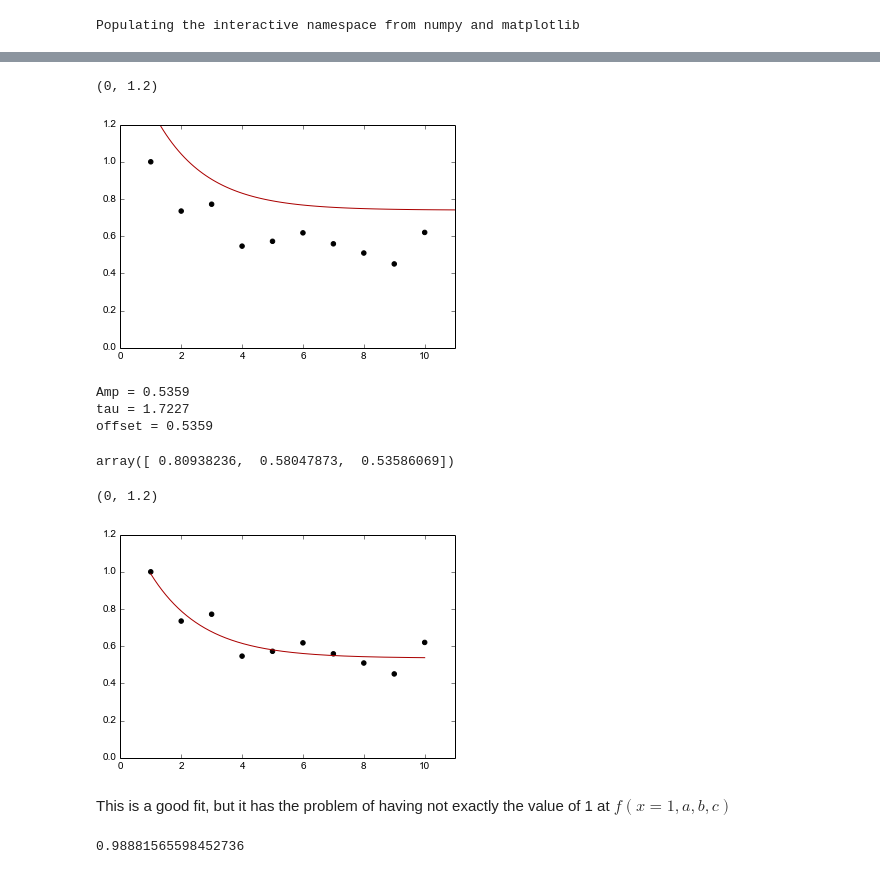
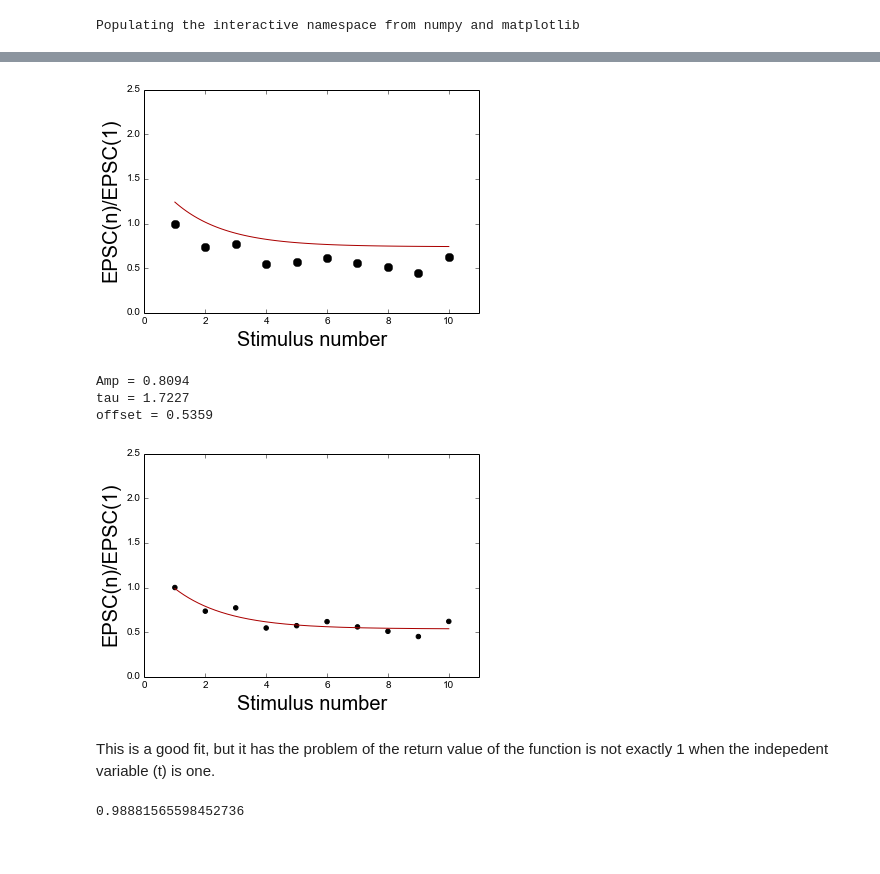
Before and after one commit to OrielBanne/myIPythonNotebooks, a Jupyter notebook: Optimization/Fitting to monoexponential functons.ipynb, the cells around one changed output, grey strips where cells are left out. Cells and saved outputs as stored; diff of their text form; code cells hidden in the pictures.

```diff
--- a/Optimization/Fitting to monoexponential functons.ipynb
+++ b/Optimization/Fitting to monoexponential functons.ipynb
@@ -24,55 +30,60 @@ $f(b,\tau;0) = 1$
 # %%
 def mymonoexp(x, a, b, c):
     """
     returns a monoexponential function of the form:
-    f(C,k;x) = \exp(k*x) + C,
+    f(a,b,c;x) = a \exp(-b*x) + c,
 
     where x is the independent variable
-    A is the amplitude
-    b is the time constant (1/tau)
+    a is the amplitude
+    b is the rate (1/ time constant,tau)
     c is the offset
     """
 
     return a*np.exp(-b*x) + c
 
 #plot example
-t = np.linspace(1,11,100)
+t = np.linspace(1,10,100)
 
+myamp = 0.91
 myoffset = 0.74
 mytau = 1.67
-plt.plot(t, mymonoexp( a = 1, b=1/mytau, c=myoffset, x=t), color='#aa0000')
+
+plt.plot(t, mymonoexp( a = myamp, b=1/mytau, c=myoffset, x=t), color='#aa0000')
+
+#plot data together with function
 plt.scatter(xval, yval, color='black')
-plt.xlim( 0, 11)
-plt.ylim( 0, 1.2)
+plt.plot(xval,yval, 'ko', markersize=8)
+plt.xlim(0,11), plt.ylim(0,2.5);
+plt.ylabel('EPSC(n)/EPSC(1)', fontsize=20);
+plt.xlabel('Stimulus number', fontsize=20);
 # %% [output]
-(0, 1.2)
-[figure, old version]
+[figure, new version]
 # %%
 # fit to the function
 popt, pcov = curve_fit(mymonoexp, xval, yval, maxfev=1000)
 
-amp = popt[0]
-tau = 1/popt[1]
-offset = popt[2]
-#tau = popt[0][1]
-print('Amp = %2.4f'%offset)
-print('tau = %2.4f'%tau)
-print('offset = %2.4f'%offset)
+myamp = popt[0]
+mytau = 1/popt[1]
+myoffset = popt[2]
+
+print('Amp = %2.4f'%myamp)
+print('tau = %2.4f'%mytau)
+print('offset = %2.4f'%myoffset)
 # %% [output]
-Amp = 0.5359
+Amp = 0.8094
 tau = 1.7227
 offset = 0.5359
-array([ 0.80938236,  0.58047873,  0.53586069])
 # %%
 # plot the data together with the function
 t = np.linspace(1,10,1000)
-plt.plot(t, mymonoexp(a = amp, b = 1/tau, c = offset, x = t), color='#aa0000')
+plt.plot(t, mymonoexp(a = myamp, b = 1/mytau, c = myoffset, x = t), color='#aa0000')
 plt.scatter(xval, yval, color='black')
-plt.xlim(0,11)
-plt.ylim(0,1.2)
+
+plt.xlim(0,11), plt.ylim(0,2.5);
+plt.ylabel('EPSC(n)/EPSC(1)', fontsize=20);
+plt.xlabel('Stimulus number', fontsize=20);
 # %% [output]
-(0, 1.2)
-[figure, old version]
+[figure, new version]
 # %% [markdown]
-This is a good fit, but it has the problem of having not exactly the value of 1 at $f(x=1, a, b, c)$
+This is a good fit, but it has the problem of the return value of the function is not exactly 1 when the indepedent variable (t) is one.
 # %%
```
Also changed, not shown: parts of 11 cells of this notebook.
